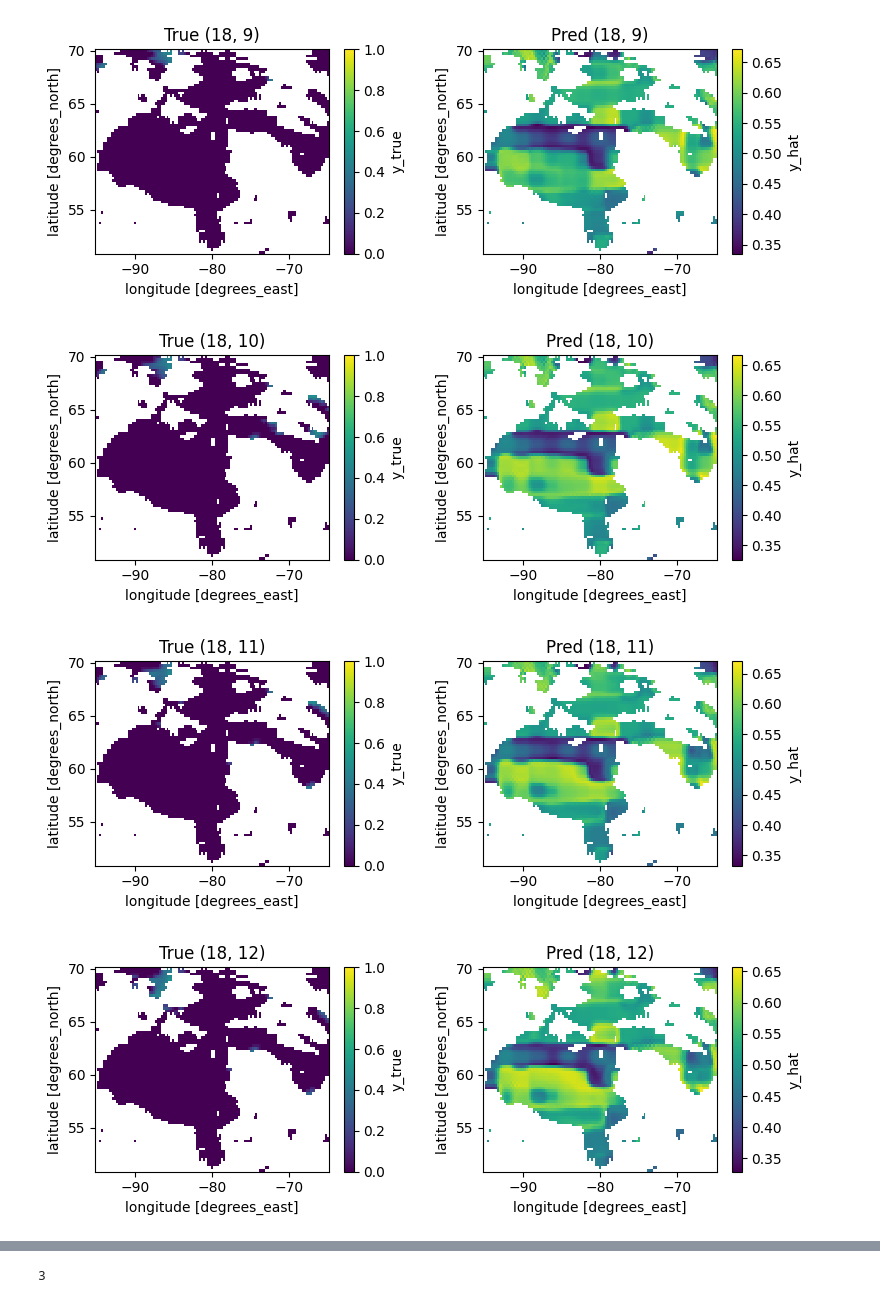
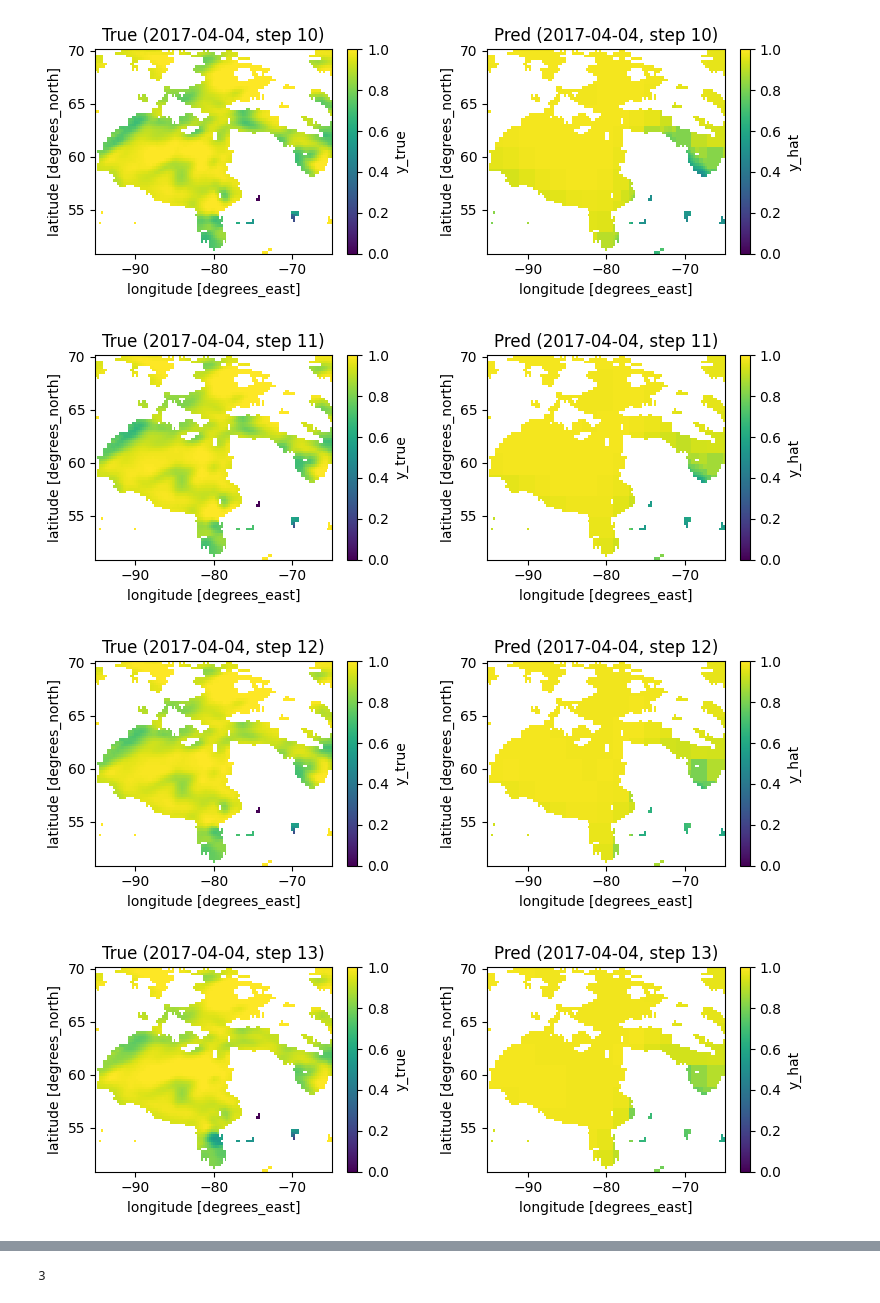
Before and after one commit to zach-gousseau/Quadtree-MPNNLSTM, a Jupyter notebook: ice_results.ipynb, the cells around one changed output, grey strips where cells are left out. Drawn from its saved outputs; the diff is of its cells as text; code cells hidden in the pictures.

```diff
--- a/ice_results.ipynb
+++ b/ice_results.ipynb
@@ -48,11 +48,11 @@ mask = np.isnan(xr.open_zarr('data/era5_hb_daily.zarr').siconc.isel(time=0)).val
 # %%
 results_dir = 'ice_results_cc'
 # %%
-months = range(2, 13)
+months = range(1, 13)
 ds = []
 for month in months:
     try:
-        ds.append(xr.open_dataset(f'{results_dir}/valpredictions_M{month}_Y2014_Y2015_I5O30.nc', engine='netcdf4'))
+        ds.append(xr.open_dataset(f'{results_dir}/valpredictions_M{month}_Y2011_Y2016_I5O30.nc', engine='netcdf4'))
     except FileNotFoundError:
         pass
 
@@ -60,0 +69,10 @@ ds = ds.rio.set_crs(4326)
+# %%
+fig, axs = plt.subplots(2, 6, figsize=(24, 4))
+for i, month in enumerate(months):
+    try:
+        axs.flatten()[i].plot(losses[month].train_loss, label='train')
+        axs.flatten()[i].plot(losses[month].test_loss, label='test')
+    except KeyError:
+        pass
+
+axs[0, 0].legend()
@@ -61,14 +83,14 @@ ds = ds.rio.set_crs(4326)
 # %%
 ld = np.random.randint(0, ds.launch_date.size)
 
-for ts in range(14):
+for ts in range(1, 14):
 
     fig, axs = plt.subplots(1, 2, figsize=(8, 3))
 
-    ds.isel(launch_date=ld, timestep=ts).where(~mask).y_true.plot(ax=axs[0], vmin=0, vmax=1)
-    ds.isel(launch_date=ld, timestep=ts).where(~mask).y_hat.plot(ax=axs[1])#, vmin=0, vmax=1)
-    axs[0].set_title(f'True ({ld}, {ts})')
-    axs[1].set_title(f'Pred ({ld}, {ts})')
+    ds.sel(launch_date=ds.launch_date[ld], timestep=ts).where(~mask).y_true.plot(ax=axs[0], vmin=0, vmax=1)
+    ds.sel(launch_date=ds.launch_date[ld], timestep=ts).where(~mask).y_hat.plot(ax=axs[1], vmin=0, vmax=1)
+    axs[0].set_title(f'True ({str(ds.launch_date[ld].values)[:10]}, step {ts})')
+    axs[1].set_title(f'Pred ({str(ds.launch_date[ld].values)[:10]}, step {ts})')
     plt.tight_layout()
     plt.show()
 # %% [output]
@@ -84,4 +106,4 @@ for ts in range(14):
-[figure, old version]
+[figure, new version]
-[figure, old version]
+[figure, new version]
-[figure, old version]
+[figure, new version]
-[figure, old version]
+[figure, new version]
```
Also changed, not shown: parts of 4 cells of this notebook, 5 other files.
